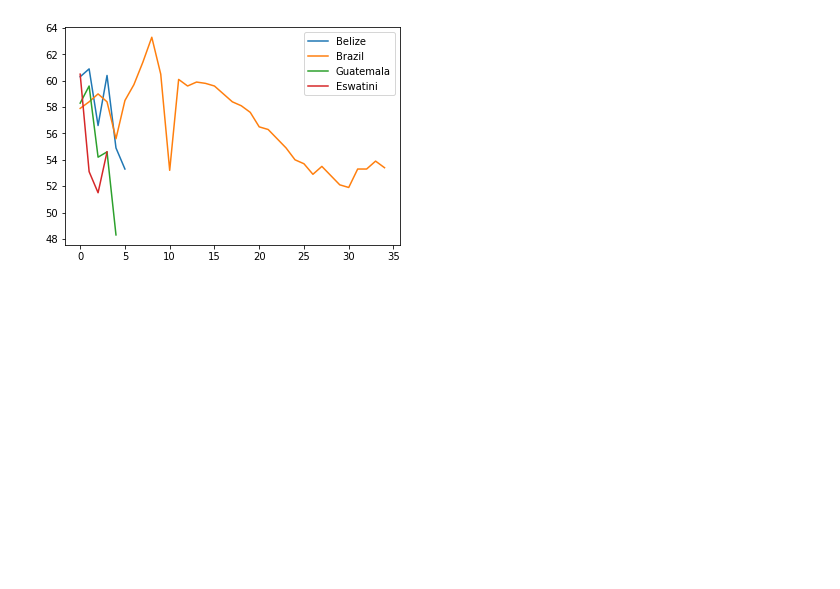
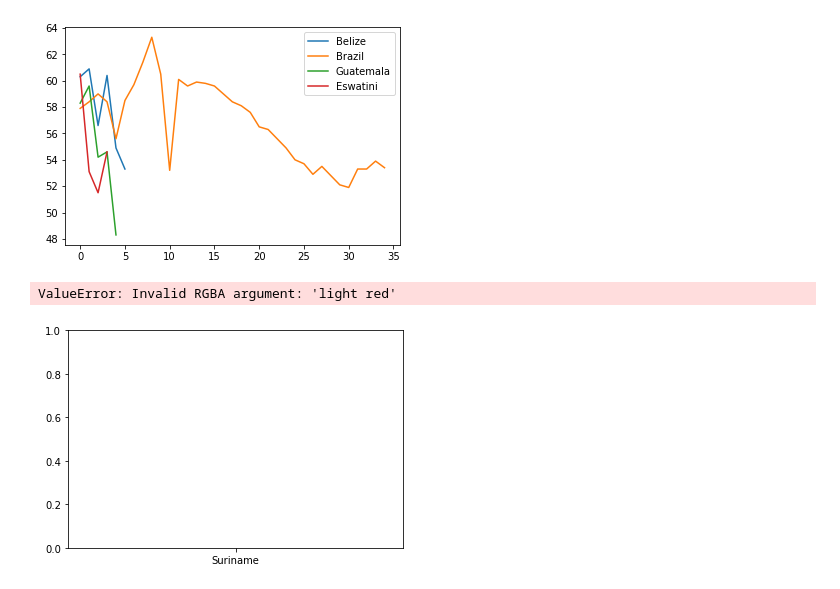
Before and after one commit to derikvanschaik/scraping-data-analysis-practice, a Jupyter notebook: gini.ipynb, the cells around one changed output. Saved outputs shown, nothing was run; the diff lists cells and outputs as text; code cells hidden in the pictures; blank space fills up the shorter version.

Commit message:
some more plots and manipulations/analysis

```diff
--- a/gini.ipynb
+++ b/gini.ipynb
@@ -105,3 +106,26 @@ plot(5, -1)
 # %%
 # Interesting to observe that all gini indices are decreasing except for South Africa which has actually increased
 # We want these gini indices to decrease -- singifies wealth inequality is decreasing in these countries
+# %%
+# I want to grab the last recorded Ginis of Each country and their respective year
+ginis_latest = {}
+for i in range(len(countries.index)):
+    series = countries.iloc[i].dropna()
+    if len(series) > 0:
+        ginis_latest[series.name] = (series.index.values[-1], series[-1]) # year, gini value
+# %%
+# from lowest latest gini to highest
+sorted_gini_latest = sorted(ginis_latest.items(), key = lambda x: x[1][1] )
+highest_3 = sorted_gini_latest[-3:]
+lowest_3 = sorted_gini_latest[:3]
+# %%
+fig = plt.figure()
+ax = plt.axes()
+countries = [country_info[0] for country_info in highest_3 + lowest_3]
+ginis = [country_info[1][1] for country_info in highest_3 + lowest_3]
+ax.bar(countries, ginis, color = ['light red' for i in range(3)] + ['light blue' for i in range(3)])
+plt.xticks(rotation = 45)
+plt.show()
+# %% [output]
+ValueError: Invalid RGBA argument: 'light red'
+[figure, added]
```
Also changed, not shown: parts of 2 cells of this notebook.
